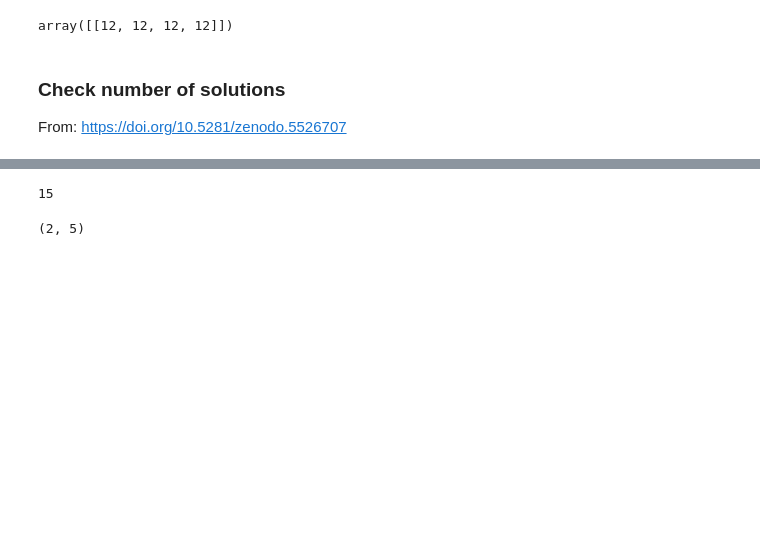
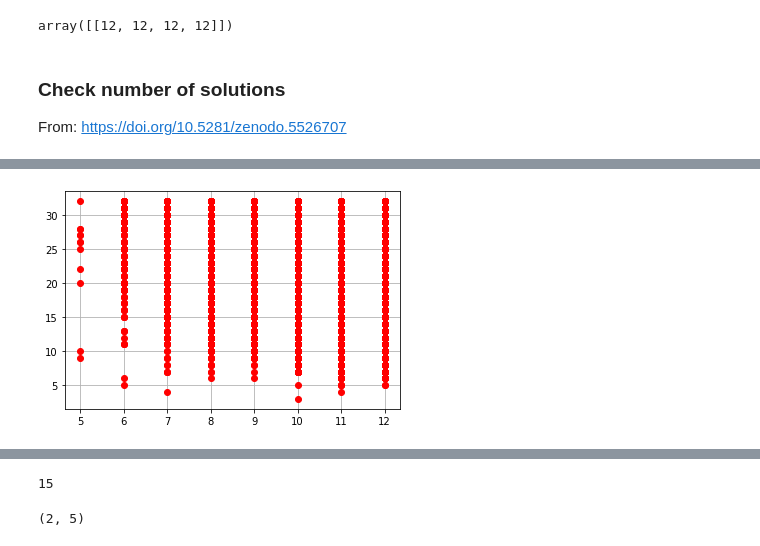
Before and after one commit to restrepo/Advanced_Computation, a Jupyter notebook: Multiprocessing.ipynb, the cells around one changed output, grey strips where cells are left out. Saved outputs shown, nothing was run; the diff lists cells and outputs as text; code cells hidden in the pictures; blank space fills up the shorter version.

```diff
--- a/Multiprocessing.ipynb
+++ b/Multiprocessing.ipynb
@@ -371,0 +404,5 @@ sl.shape
+# %%
+plt.plot(df['z'].apply(len),df['z'].str[-1].abs(),'ro')
+plt.grid()
+# %% [output]
+[figure, added]
```
Also changed, not shown: parts of 14 cells of this notebook.
